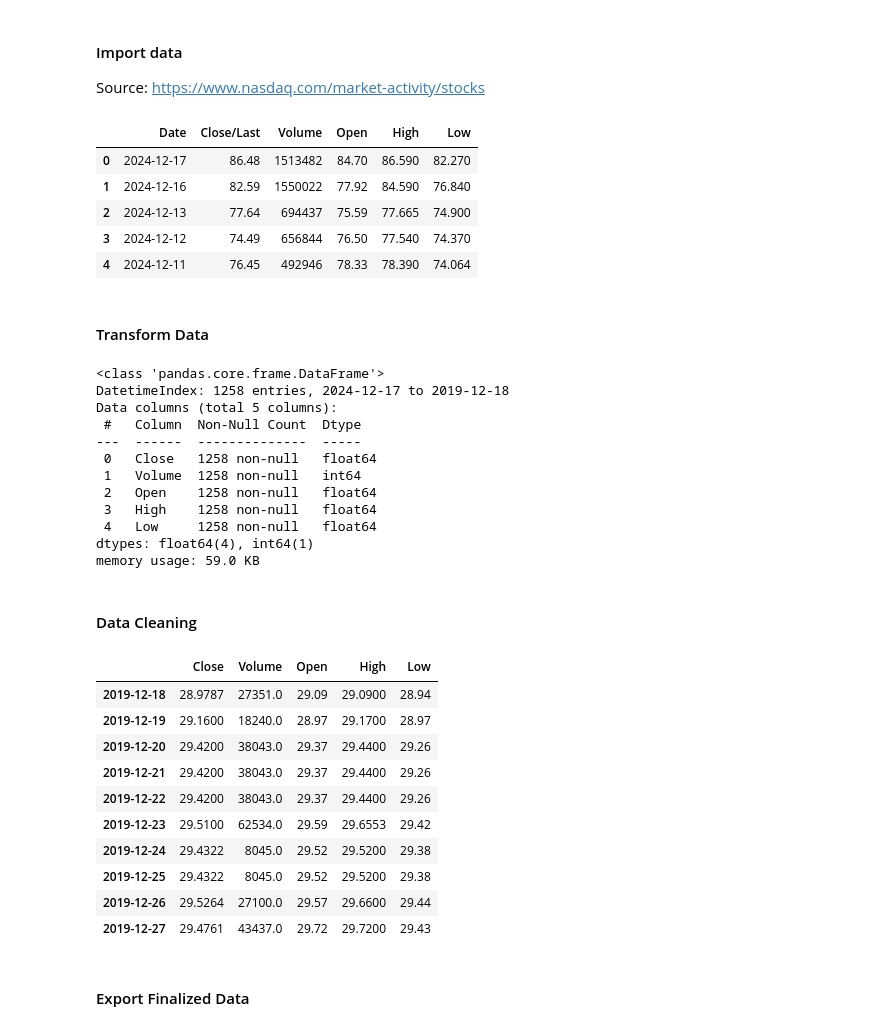
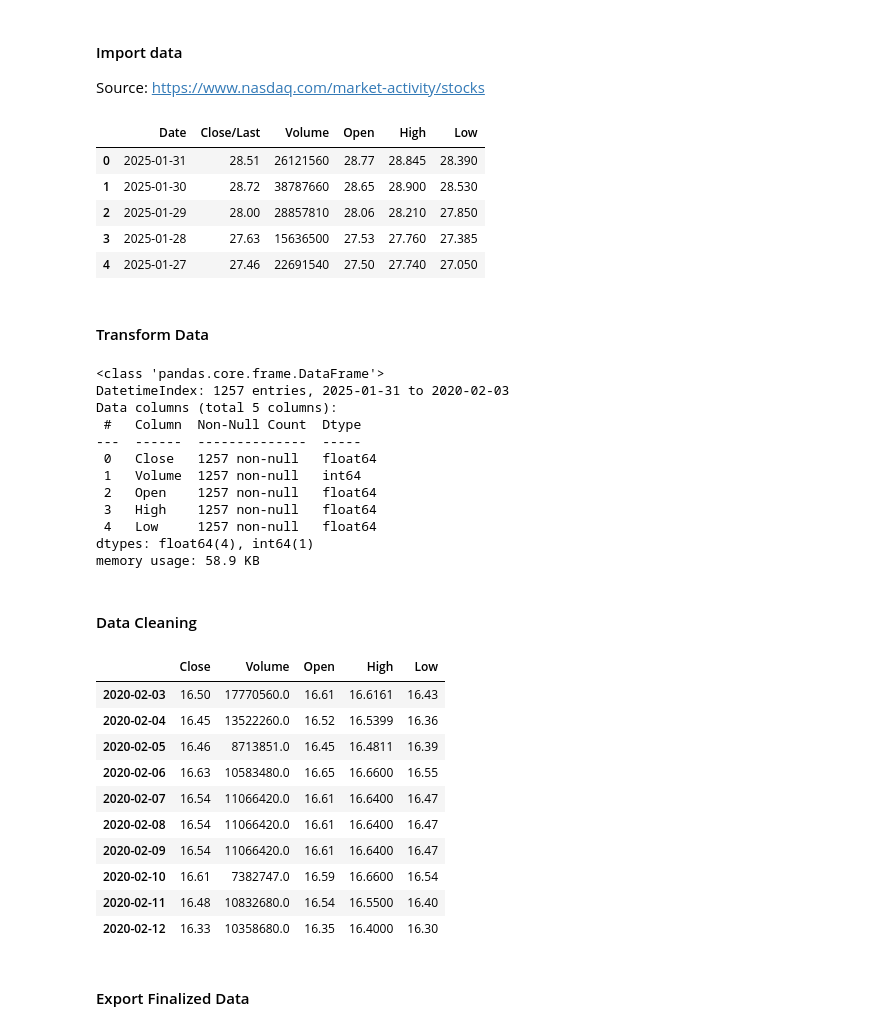
Before and after one commit to jac6779/stock-price-forecasting, a Jupyter notebook: 01 preprocessing.ipynb, the cells around one changed output. Saved outputs shown, nothing was run; the diff lists cells and outputs as text; code cells hidden in the pictures.

```diff
--- a/01 preprocessing.ipynb
+++ b/01 preprocessing.ipynb
@@ -15,15 +15,15 @@ Today is 2024-12-18
 #### Import data
 Source: https://www.nasdaq.com/market-activity/stocks
 # %%
-data = pd.read_csv("qtum.csv", parse_dates=["Date"])
+data = pd.read_csv("slv.csv", parse_dates=["Date"])
 data.head()
 # %% [output]
 |  | Date | Close/Last | Volume | Open | High | Low |
-| 0 | 2024-12-17 | 86.48 | 1513482 | 84.70 | 86.590 | 82.270 |
-| 1 | 2024-12-16 | 82.59 | 1550022 | 77.92 | 84.590 | 76.840 |
-| 2 | 2024-12-13 | 77.64 | 694437 | 75.59 | 77.665 | 74.900 |
-| 3 | 2024-12-12 | 74.49 | 656844 | 76.50 | 77.540 | 74.370 |
-| 4 | 2024-12-11 | 76.45 | 492946 | 78.33 | 78.390 | 74.064 |
+| 0 | 2025-01-31 | 28.51 | 26121560 | 28.77 | 28.845 | 28.390 |
+| 1 | 2025-01-30 | 28.72 | 38787660 | 28.65 | 28.900 | 28.530 |
+| 2 | 2025-01-29 | 28.00 | 28857810 | 28.06 | 28.210 | 27.850 |
+| 3 | 2025-01-28 | 27.63 | 15636500 | 27.53 | 27.760 | 27.385 |
+| 4 | 2025-01-27 | 27.46 | 22691540 | 27.50 | 27.740 | 27.050 |
 # %% [markdown]
 #### Transform Data
 # %%
@@ -46,17 +46,17 @@ data.rename(columns={"Close/Last":"Close"}, inplace=True)
 data.info()
 # %% [output]
 <class 'pandas.core.frame.DataFrame'>
-DatetimeIndex: 1258 entries, 2024-12-17 to 2019-12-18
+DatetimeIndex: 1257 entries, 2025-01-31 to 2020-02-03
 Data columns (total 5 columns):
  #   Column  Non-Null Count  Dtype
 ---  ------  --------------  -----
- 0   Close   1258 non-null   float64
- 1   Volume  1258 non-null   int64
- 2   Open    1258 non-null   float64
- 3   High    1258 non-null   float64
- 4   Low     1258 non-null   float64
+ 0   Close   1257 non-null   float64
+ 1   Volume  1257 non-null   int64
+ 2   Open    1257 non-null   float64
+ 3   High    1257 non-null   float64
+ 4   Low     1257 non-null   float64
 dtypes: float64(4), int64(1)
-memory usage: 59.0 KB
+memory usage: 58.9 KB
 # %% [markdown]
 #### Data Cleaning
 # %%
@@ -73,16 +73,16 @@ for c in cols:
 data_filled.head(10)
 # %% [output]
 |  | Close | Volume | Open | High | Low |
-| 2019-12-18 | 28.9787 | 27351.0 | 29.09 | 29.0900 | 28.94 |
-| 2019-12-19 | 29.1600 | 18240.0 | 28.97 | 29.1700 | 28.97 |
-| 2019-12-20 | 29.4200 | 38043.0 | 29.37 | 29.4400 | 29.26 |
-| 2019-12-21 | 29.4200 | 38043.0 | 29.37 | 29.4400 | 29.26 |
-| 2019-12-22 | 29.4200 | 38043.0 | 29.37 | 29.4400 | 29.26 |
-| 2019-12-23 | 29.5100 | 62534.0 | 29.59 | 29.6553 | 29.42 |
-| 2019-12-24 | 29.4322 | 8045.0 | 29.52 | 29.5200 | 29.38 |
-| 2019-12-25 | 29.4322 | 8045.0 | 29.52 | 29.5200 | 29.38 |
-| 2019-12-26 | 29.5264 | 27100.0 | 29.57 | 29.6600 | 29.44 |
-| 2019-12-27 | 29.4761 | 43437.0 | 29.72 | 29.7200 | 29.43 |
+| 2020-02-03 | 16.50 | 17770560.0 | 16.61 | 16.6161 | 16.43 |
+| 2020-02-04 | 16.45 | 13522260.0 | 16.52 | 16.5399 | 16.36 |
+| 2020-02-05 | 16.46 | 8713851.0 | 16.45 | 16.4811 | 16.39 |
+| 2020-02-06 | 16.63 | 10583480.0 | 16.65 | 16.6600 | 16.55 |
+| 2020-02-07 | 16.54 | 11066420.0 | 16.61 | 16.6400 | 16.47 |
+| 2020-02-08 | 16.54 | 11066420.0 | 16.61 | 16.6400 | 16.47 |
+| 2020-02-09 | 16.54 | 11066420.0 | 16.61 | 16.6400 | 16.47 |
+| 2020-02-10 | 16.61 | 7382747.0 | 16.59 | 16.6600 | 16.54 |
+| 2020-02-11 | 16.48 | 10832680.0 | 16.54 | 16.5500 | 16.40 |
+| 2020-02-12 | 16.33 | 10358680.0 | 16.35 | 16.4000 | 16.30 |
 # %% [markdown]
 #### Export Finalized Data
 # %%
```
Also changed, not shown: parts of 1 cell of this notebook, 3 other files.
